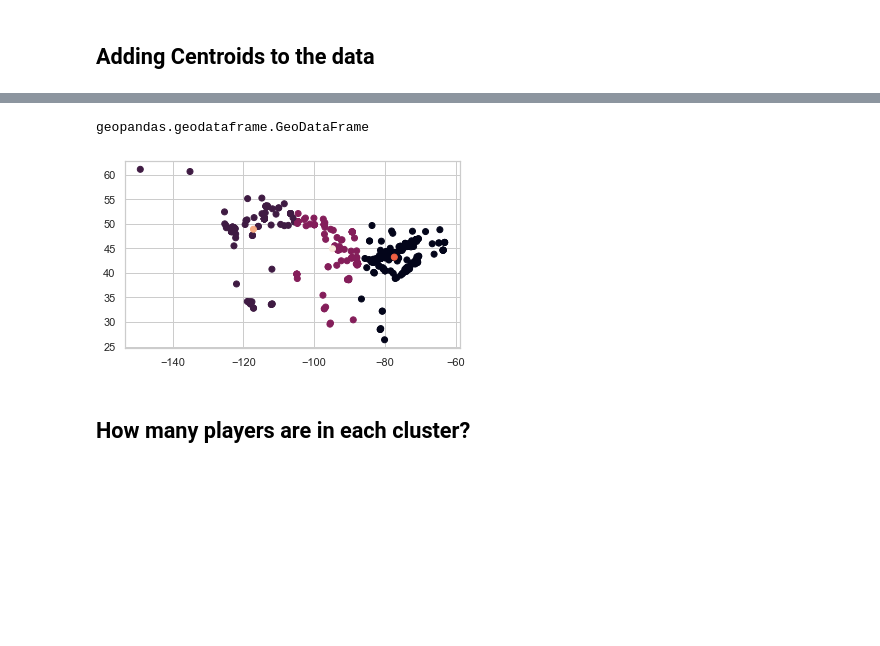
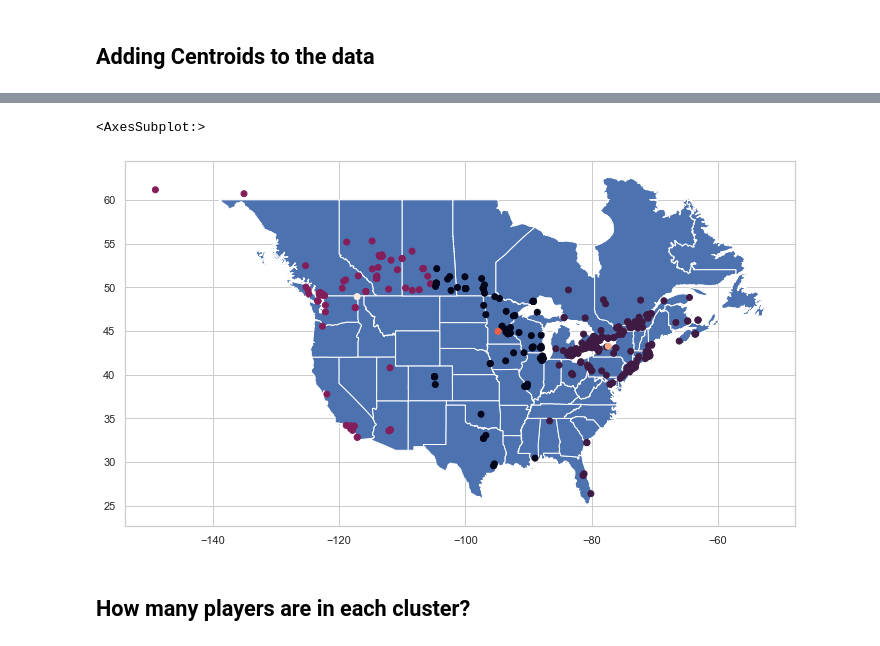
Before and after one commit to gregfeliu/Birthplace_Analysis_of_NHL_Players, a Jupyter notebook: notebooks/6.Clustering_Birthplaces.ipynb, the cells around one changed output, grey strips where cells are left out. Cells and saved outputs as stored; diff of their text form; code cells hidden in the pictures; blank space fills up the shorter version.

```diff
--- a/notebooks/6.Clustering_Birthplaces.ipynb
+++ b/notebooks/6.Clustering_Birthplaces.ipynb
@@ -43,5 +27,19 @@ player_gdf = gpd.read_file("data/player_gdf.geojson")[['fullName', 'geometry']]
+# %%
+n_am_gdf = gpd.read_file("data/Political_Boundaries_(Area)/Political_Boundaries_(Area).shp")
 # %% [markdown]
 ## Data Engineering
+# %%
+# making the gdf for states/provinces
+us_can_gdf_pre = n_am_gdf[n_am_gdf['COUNTRY'].isin(['CAN', 'USA'])]
+us_can_gdf_dissolved = us_can_gdf_pre.dissolve('NAME')
+us_can_gdf_dissolved2 = us_can_gdf_dissolved[us_can_gdf_dissolved.STATEABB.notnull()]
+us_can_gdf_dissolved2['ABB'] = [x[-2:] for x in us_can_gdf_dissolved2['STATEABB']]
+
+unused_states = ['CA-NT', 'CA-NU', 'CA-YT', 'US-AK']
+us_can_gdf = us_can_gdf_dissolved2[~us_can_gdf_dissolved2['STATEABB'].isin(unused_states)]
+us_can_gdf.to_crs("EPSG:4326", inplace=True)
+# saving file
+us_can_gdf.to_file("data/full_us_can_geometry.geojson", driver='GeoJSON')
 # %%
 # just player coords
 player_coords = player_df[['fullName', 'Lat', 'Lng']]
@@ -161,13 +149,11 @@ player_gdf_w_centroids = pd.concat([player_gdf, centroid_gdf])
-# %%
-type(player_gdf_w_centroids)
-# %% [output]
-geopandas.geodataframe.GeoDataFrame
 # %%
 # the mis-colored dots in the middle of the larger clusters are the centroids of those clusters
-player_gdf_w_centroids.plot(column='player_cluster')
+ax1 = us_can_gdf.plot(figsize = (12, 12))
+player_gdf_w_centroids.plot(column='player_cluster', ax=ax1, figsize = (12, 12))
 # plt.savefig("pictures/player_gdf_w_centroids.png", bbox_inches='tight', pad_inches=0.2)
 # %% [output]
+<AxesSubplot:>
-[figure, old version]
+[figure, new version]
 # %% [markdown]
 ## How many players are in each cluster?
 # %%
```
Also changed, not shown: parts of 11 cells of this notebook, 2 other files.
